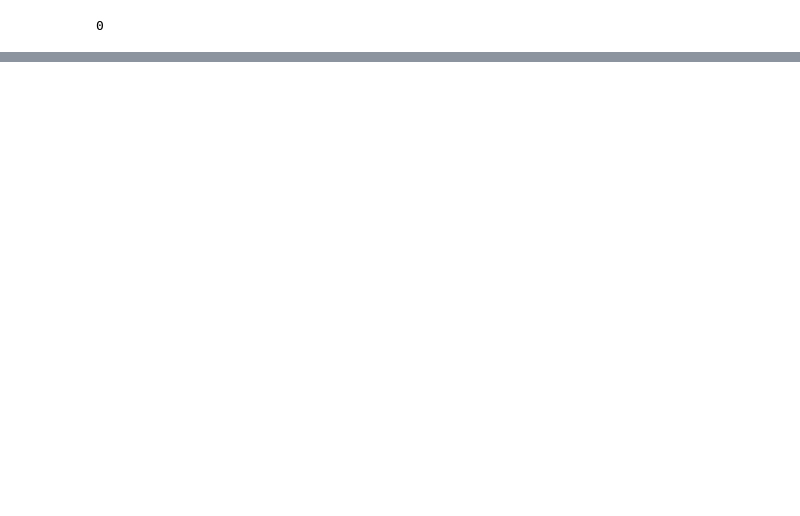
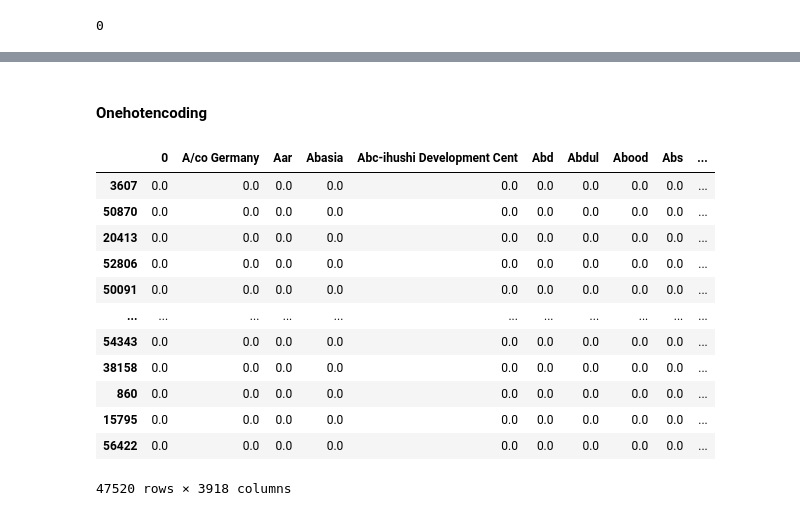
Before and after one commit to ibnudiyat/Project_Phase3, a Jupyter notebook: index.ipynb, the cells around one changed output, grey strips where cells are left out. Drawn from its saved outputs; the diff is of its cells as text; code cells hidden in the pictures; blank space fills up the shorter version.

Commit message:
Preprocessing (Onehotencoding)

```diff
--- a/index.ipynb
+++ b/index.ipynb
@@ -220,10 +223,14 @@ train_df_copied = train_df.copy()
 train_df.duplicated().sum()
 # %% [output]
 0
+# %%
+# Encode the target variable
+label_encoder = LabelEncoder()
+y_encoded = label_encoder.fit_transform(train_df['status_group'])
 # %%
 # Define Features (X) and Target (y)
 X = train_df.drop(columns=['status_group', 'id'])  # Drop target and ID columns
-y = train_df['status_group']  # Target variable
+y = y_encoded  # Target variable
 # Train-Test Split
 X_train, X_test, y_train, y_test = train_test_split(X, y, test_size=0.2, random_state=42)
 # %%
@@ -284,0 +316,3 @@ X_train.isna().sum().sum()
+# %%
+# dropping columns which is not necessary in our model prediction
+X_train = X_train.drop(columns= ['wpt_name', 'num_private','recorded_by', 'date_recorded', 'subvillage', 'ward'])
@@ -284,0 +355,28 @@ X_train.isna().sum().sum()
+# %% [markdown]
+#### Onehotencoding
+# %%
+X_train_categorical = X_train.select_dtypes(exclude=["int64", "float64"])
+ohe = OneHotEncoder(handle_unknown="ignore", sparse=False)
+
+X_train_ohe = pd.DataFrame(
+    ohe.fit_transform(X_train_categorical),
+    # index is important to ensure we can concatenate with other columns
+    index=X_train_categorical.index,
+    # we are dummying multiple columns at once, so stack the names
+    columns=np.hstack(ohe.categories_)
+)
+X_train_ohe
+# %% [output]
+|  | 0 | A/co Germany | Aar | Abasia | Abc-ihushi Development Cent | Abd | Abdul | Abood | Abs | ... |
+| 3607 | 0.0 | 0.0 | 0.0 | 0.0 | 0.0 | 0.0 | 0.0 | 0.0 | 0.0 | ... |
+| 50870 | 0.0 | 0.0 | 0.0 | 0.0 | 0.0 | 0.0 | 0.0 | 0.0 | 0.0 | ... |
+| 20413 | 0.0 | 0.0 | 0.0 | 0.0 | 0.0 | 0.0 | 0.0 | 0.0 | 0.0 | ... |
+| 52806 | 0.0 | 0.0 | 0.0 | 0.0 | 0.0 | 0.0 | 0.0 | 0.0 | 0.0 | ... |
+| 50091 | 0.0 | 0.0 | 0.0 | 0.0 | 0.0 | 0.0 | 0.0 | 0.0 | 0.0 | ... |
+| ... | ... | ... | ... | ... | ... | ... | ... | ... | ... | ... |
+| 54343 | 0.0 | 0.0 | 0.0 | 0.0 | 0.0 | 0.0 | 0.0 | 0.0 | 0.0 | ... |
+| 38158 | 0.0 | 0.0 | 0.0 | 0.0 | 0.0 | 0.0 | 0.0 | 0.0 | 0.0 | ... |
+| 860 | 0.0 | 0.0 | 0.0 | 0.0 | 0.0 | 0.0 | 0.0 | 0.0 | 0.0 | ... |
+| 15795 | 0.0 | 0.0 | 0.0 | 0.0 | 0.0 | 0.0 | 0.0 | 0.0 | 0.0 | ... |
+| 56422 | 0.0 | 0.0 | 0.0 | 0.0 | 0.0 | 0.0 | 0.0 | 0.0 | 0.0 | ... |
+47520 rows × 3918 columns
```
Also changed, not shown: parts of 10 cells of this notebook.
